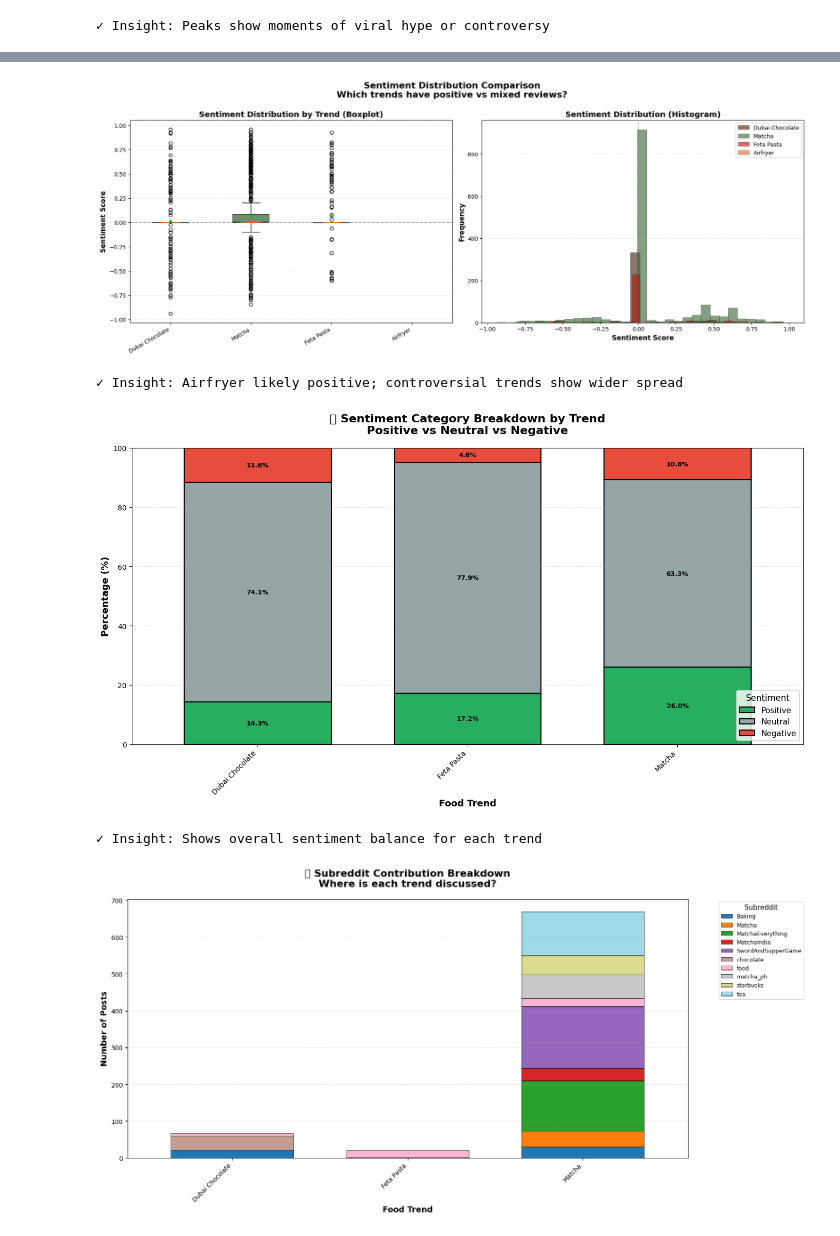
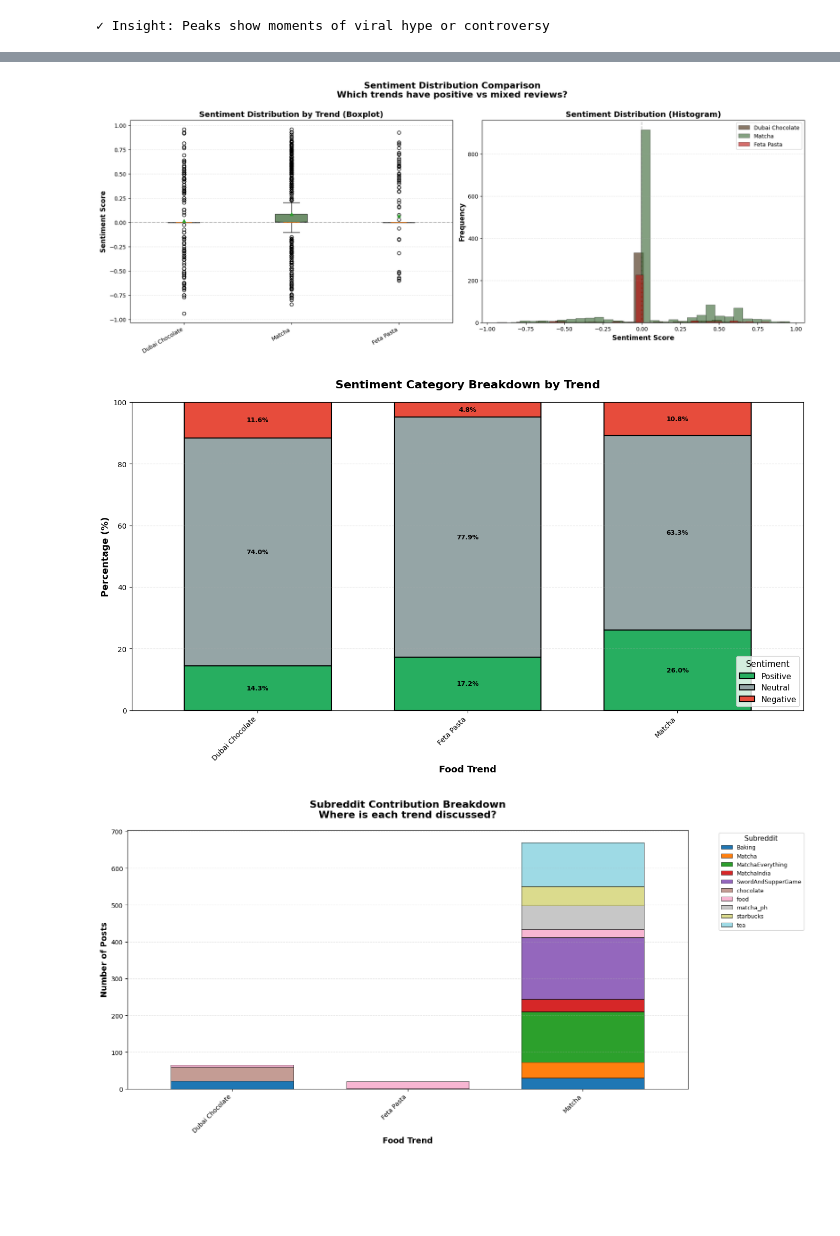
Before and after one commit to kzumreen/FoodTrendsPrediction, a Jupyter notebook: Reddit_Access.ipynb, the cells around one changed output, grey strips where cells are left out. Drawn from its saved outputs; the diff is of its cells as text; code cells hidden in the pictures; blank space fills up the shorter version.

```diff
--- a/Reddit_Access.ipynb
+++ b/Reddit_Access.ipynb
@@ -453,15 +451,3 @@ chicken                560
 salad                  559
 pizza                  544
 Name: count, dtype: int64
-# %%
-df['date'] = pd.to_datetime(df['created_utc'], unit='s')
-
-df = df.sort_values(by='date', ascending=False)
-
-START_YEAR = 2015
-df = df[df['date'].dt.year >= START_YEAR].copy()
-
-df['Time_Period'] = df['date'].dt.date.astype('datetime64[ns]')
-
-print(f"✓ Data filtered: {len(df)} posts from {START_YEAR} to present")
-print(f"✓ Date range: {df['date'].min()} to {df['date'].max()}")
@@ -762,7 +803,7 @@ from nltk.corpus import stopwords
 # %%
 analyzer = SentimentIntensityAnalyzer()
 
-trends_to_analyze = ['dubai-chocolate', 'matcha', 'feta-pasta', 'airfryer']
+trends_to_analyze = ['dubai-chocolate', 'matcha', 'feta-pasta'] #removed air fryer as there are no posts pertaining to air fryer
 df_trends = df[df['Trend_ID'].isin(trends_to_analyze)].copy()
 
 print(f" Data prepared for sentiment analysis")
@@ -989,12 +1024,9 @@ def plot_sentiment_distribution(df_trends):
     plt.tight_layout()
     plt.show()
 
-    print("✓ Insight: Airfryer likely positive; controversial trends show wider spread")
-
 plot_sentiment_distribution(df_trends)
 # %% [output]
-[figure, old version]
+[figure, new version]
-✓ Insight: Airfryer likely positive; controversial trends show wider spread
 # %%
 def plot_sentiment_category_breakdown(df_trends):
     """
@@ -1012,37 +1044,35 @@ def plot_sentiment_category_breakdown(df_trends):
     # Rename index for display
     sentiment_pct.index = [t.replace('-', ' ').title() for t in sentiment_pct.index]
 
     # Plot stacked bar
     sentiment_pct.plot(kind='bar',
                        stacked=True,
                        ax=ax,
                        color=['#27AE60', '#95A5A6', '#E74C3C'],
                        width=0.7,
                        edgecolor='black',
                        linewidth=1.5)
 
     ax.set_ylabel('Percentage (%)', fontsize=13, fontweight='bold')
     ax.set_xlabel('Food Trend', fontsize=13, fontweight='bold')
-    ax.set_title('📊 Sentiment Category Breakdown by Trend\nPositive vs Neutral vs Negative',
+    ax.set_title('Sentiment Category Breakdown by Trend',
                  fontsize=16, fontweight='bold', pad=20)
     ax.legend(title='Sentiment', fontsize=11, title_fontsize=12)
     ax.set_ylim(0, 100)
     plt.xticks(rotation=45, ha='right')
     ax.grid(True, alpha=0.3, axis='y', linestyle='--')
 
     # Add percentage labels
     for container in ax.containers:
         ax.bar_label(container, fmt='%.1f%%', label_type='center', fontsize=9, weight='bold')
 
     plt.tight_layout()
     plt.show()
 
-    print("✓ Insight: Shows overall sentiment balance for each trend")
 
 plot_sentiment_category_breakdown(df_trends)
 # %% [output]
-[figure, old version]
+[figure, new version]
-✓ Insight: Shows overall sentiment balance for each trend
 # %%
 def plot_subreddit_breakdown(df_trends):
     """
```
Also changed, not shown: parts of 25 cells of this notebook.
